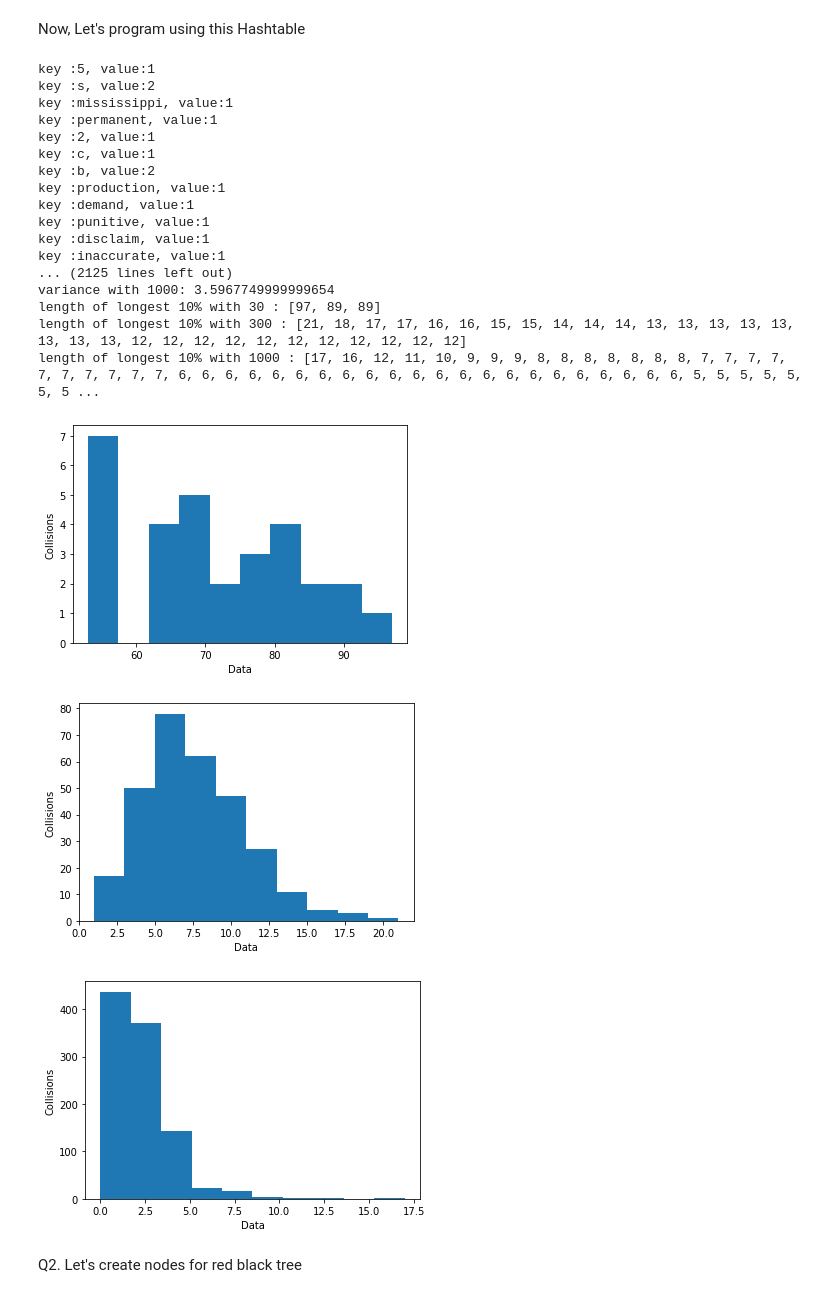
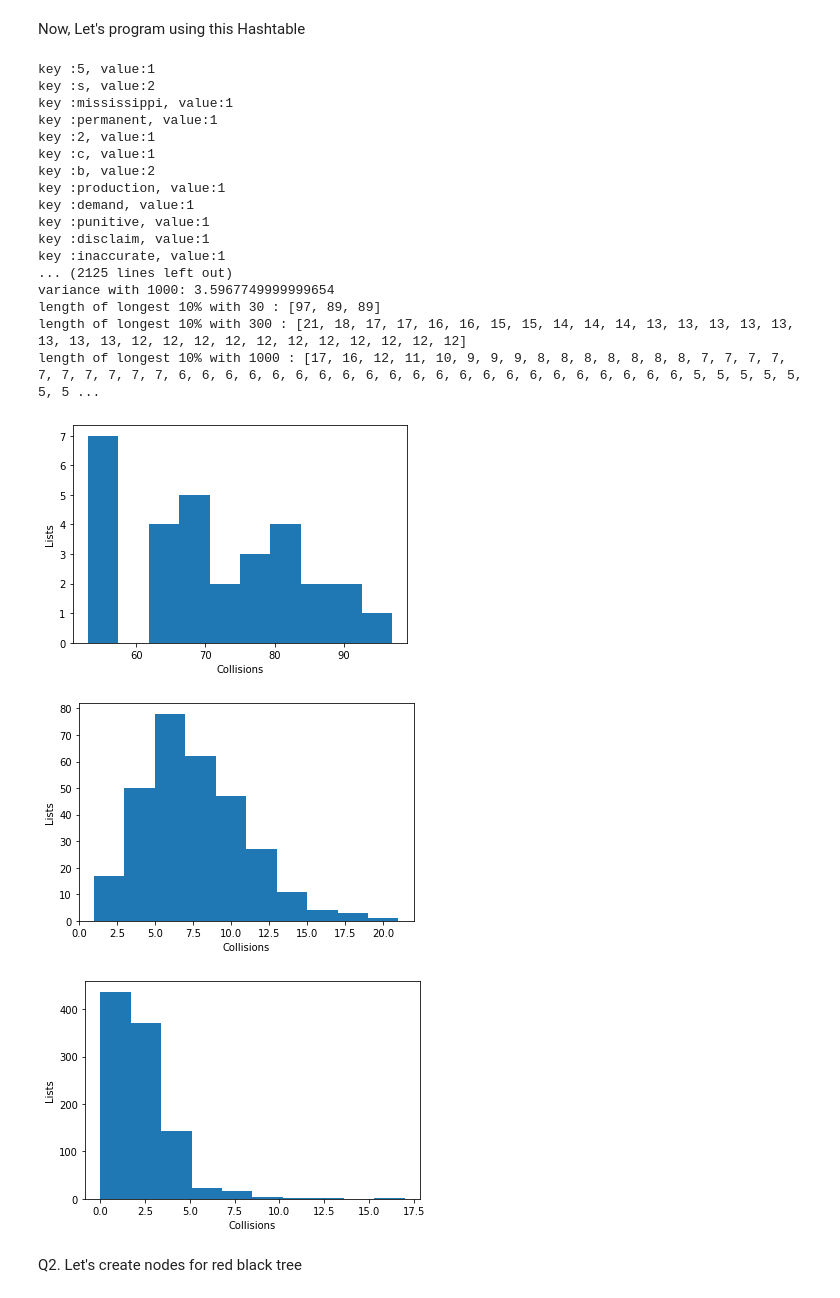
Before and after one commit to Shashi220894/CS5800_Homework_8, a Jupyter notebook: Homework_8.ipynb, the cells around one changed output. Drawn from its saved outputs; the diff is of its cells as text; code cells hidden in the pictures.

```diff
--- a/Homework_8.ipynb
+++ b/Homework_8.ipynb
@@ -229,20 +229,20 @@ for item in hashTable2.table:
 fig1 = plt.figure()
 ax1 = fig1.add_subplot(1, 1, 1)
 n, bins, patches = ax1.hist(hash1Length)
-ax1.set_xlabel('Data')
-ax1.set_ylabel('Collisions')
+ax1.set_xlabel('Collisions')
+ax1.set_ylabel('Lists')
 
 fig2 = plt.figure()
 ax2 = fig2.add_subplot(1, 1, 1)
 n, bins, patches = ax2.hist(hash2Length)
-ax2.set_xlabel('Data')
-ax2.set_ylabel('Collisions')
+ax2.set_xlabel('Collisions')
+ax2.set_ylabel('Lists')
 
 fig3 = plt.figure()
 ax3 = fig3.add_subplot(1, 1, 1)
 n, bins, patches = ax3.hist(hash3Length)
-ax3.set_xlabel('Data')
-ax3.set_ylabel('Collisions')
+ax3.set_xlabel('Collisions')
+ax3.set_ylabel('Lists')
 
 def get_variance(arr, total, alphaTemp):
     totalSum = 0
@@ -251,36 +251,36 @@ def get_variance(arr, total, alphaTemp):
     totalSum = totalSum/total
     return totalSum
 
 print("variance with 30: {}".format(get_variance(hash1Length,30,alpha)))
 print("variance with 300: {}".format(get_variance(hash2Length,300,alpha1)))
 print("variance with 1000: {}".format(get_variance(hash3Length,1000,alpha2)))
 hash1Length.sort(reverse=True)
 hash2Length.sort(reverse=True)
 hash3Length.sort(reverse=True)
 print("length of longest 10% with 30 : {}".format(hash1Length[:3]))
 print("length of longest 10% with 300 : {}".format(hash2Length[:30]))
 print("length of longest 10% with 1000 : {}".format(hash3Length[:100]))
 # %% [output]
 key :5, value:1
 key :s, value:2
 key :mississippi, value:1
 key :permanent, value:1
 key :2, value:1
 key :c, value:1
 key :b, value:2
 key :production, value:1
 key :demand, value:1
 key :punitive, value:1
 key :disclaim, value:1
 key :inaccurate, value:1
 ... (2125 lines left out)
 variance with 1000: 3.5967749999999654
 length of longest 10% with 30 : [97, 89, 89]
 length of longest 10% with 300 : [21, 18, 17, 17, 16, 16, 15, 15, 14, 14, 14, 13, 13, 13, 13, 13, 13, 13, 13, 12, 12, 12, 12, 12, 12, 12, 12, 12, 12, 12]
 length of longest 10% with 1000 : [17, 16, 12, 11, 10, 9, 9, 9, 8, 8, 8, 8, 8, 8, 8, 7, 7, 7, 7, 7, 7, 7, 7, 7, 7, 6, 6, 6, 6, 6, 6, 6, 6, 6, 6, 6, 6, 6, 6, 6, 6, 6, 6, 6, 6, 6, 6, 5, 5, 5, 5, 5, 5, 5 ...
-[figure, old version]
+[figure, new version]
-[figure, old version]
+[figure, new version]
-[figure, old version]
+[figure, new version]
 # %% [markdown]
 Q2. Let's create nodes for red black tree
 # %%
```
Also changed, not shown: parts of 1 cell of this notebook.
